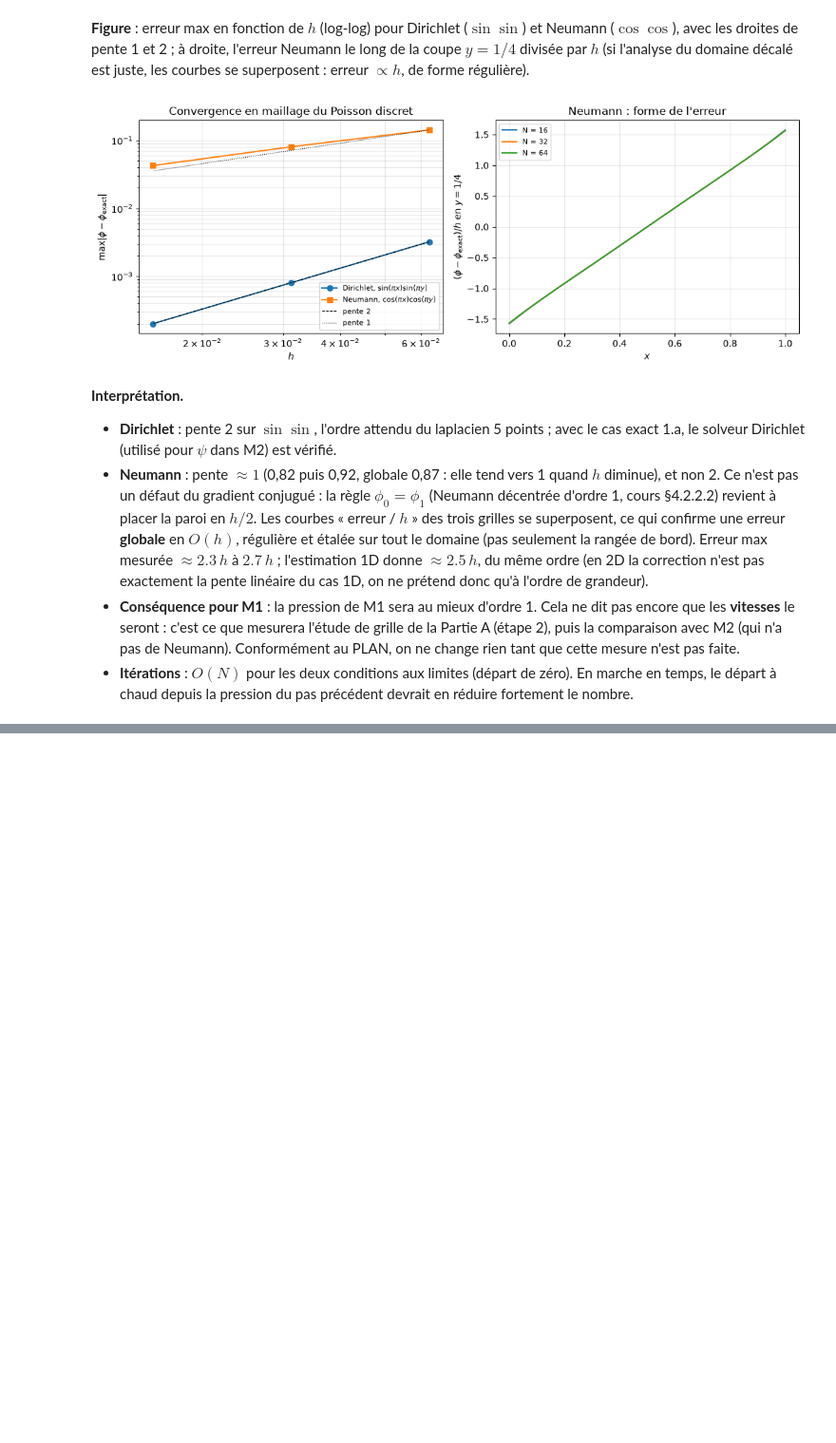
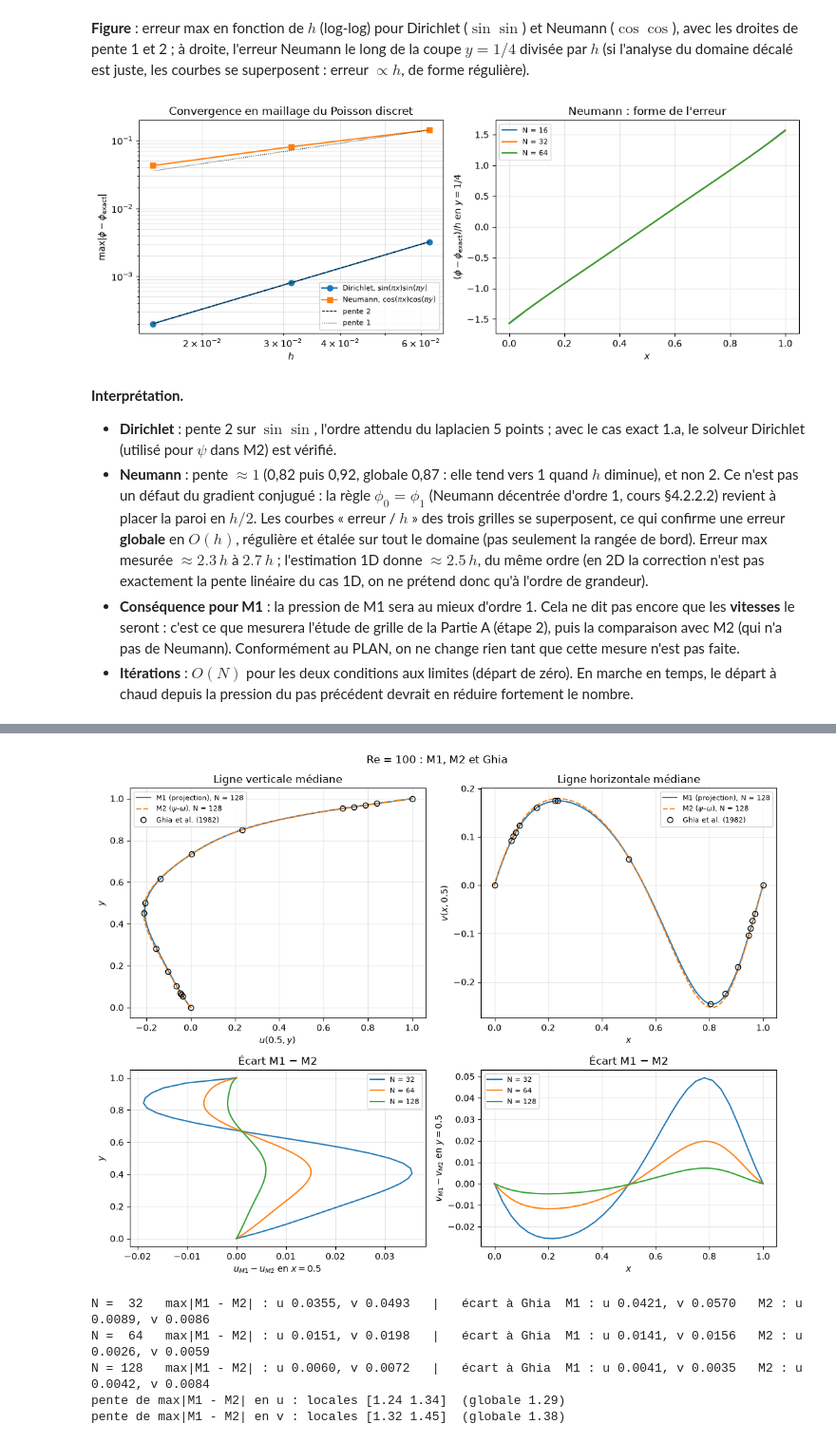
Before and after one commit to ACILN0S/Projet4_CFD, a Jupyter notebook: notebooks/A_Re100.ipynb, the cells around one changed output, grey strips where cells are left out. Shown at 95% size. Cells and saved outputs as stored; diff of their text form; code cells hidden in the pictures; blank space fills up the shorter version.

```diff
--- a/notebooks/A_Re100.ipynb
+++ b/notebooks/A_Re100.ipynb
@@ -541,0 +669,11 @@ P : 0.184869 (1e-8)  vs  0.184869 (1e-10)
+# %%
+compute_missing([(n, CG_TOL, EPS) for n in GRIDS], method="M2")
+runs2 = {n: get_run(n, EPS, method="M2") for n in GRIDS}
+
+print(f"{'N':>4} {'dt':>9} {'pas':>6} {'t_final':>7} {'M2 (s)':>8} {'M1 (s)':>8} {'it. GC M2':>9} {'it. GC M1':>9} {'arrêt':>8}")
+for n in GRIDS:
+    r2, r1 = runs2[n], runs[n]
+    stop = "critère" if r2["converged"] else "t_max !"
+    print(f"{n:4d} {r2['dt']:9.3e} {r2['n_steps']:6d} {r2['t_final']:7.2f} {r2['wall_time']:8.1f} "
+          f"{r1['wall_time']:8.1f} {r2['cg_iterations'].mean():9.1f} {r1['cg_iterations'].mean():9.1f} {stop:>8}")
+print("(temps mesurés avec plusieurs calculs en parallèle)")
@@ -541,0 +698,47 @@ P : 0.184869 (1e-8)  vs  0.184869 (1e-10)
+# %%
+fig, axes = plt.subplots(2, 2, figsize=(11, 8.5), gridspec_kw={"height_ratios": [1.3, 1]})
+u1, v1 = centerlines(runs[128])
+u2, v2 = centerlines(runs2[128])
+x128, y128 = runs[128]["x"], runs[128]["y"]
+axes[0, 0].plot(u1, y128, label="M1 (projection), N = 128")
+axes[0, 0].plot(u2, y128, "--", label=r"M2 ($\psi$–$\omega$), N = 128")
+axes[0, 0].plot(u_ghia, y_ghia, "ko", mfc="none", label="Ghia et al. (1982)")
+axes[0, 1].plot(x128, v1, label="M1 (projection), N = 128")
+axes[0, 1].plot(x128, v2, "--", label=r"M2 ($\psi$–$\omega$), N = 128")
+axes[0, 1].plot(x_ghia, v_ghia, "ko", mfc="none", label="Ghia et al. (1982)")
+axes[0, 0].set_xlabel("$u(0.5, y)$"); axes[0, 0].set_ylabel("$y$")
+axes[0, 1].set_xlabel("$x$"); axes[0, 1].set_ylabel("$v(x, 0.5)$")
+axes[0, 0].set_title("Ligne verticale médiane"); axes[0, 1].set_title("Ligne horizontale médiane")
+
+for n in GRIDS:
+    a1, b1 = centerlines(runs[n])
+    a2, b2 = centerlines(runs2[n])
+    axes[1, 0].plot(a1 - a2, runs[n]["y"], label=f"N = {n}")
+    axes[1, 1].plot(runs[n]["x"], b1 - b2, label=f"N = {n}")
+axes[1, 0].set_xlabel(r"$u_{M1} - u_{M2}$ en $x = 0.5$"); axes[1, 0].set_ylabel("$y$")
+axes[1, 1].set_xlabel("$x$"); axes[1, 1].set_ylabel(r"$v_{M1} - v_{M2}$ en $y = 0.5$")
+axes[1, 0].set_title("Écart M1 − M2"); axes[1, 1].set_title("Écart M1 − M2")
+for ax in axes.ravel():
+    ax.grid(True, alpha=0.3); ax.legend(fontsize=8)
+fig.suptitle(f"Re = {RE} : M1, M2 et Ghia")
+fig.tight_layout()
+fig.savefig(FIG / "A_M1_M2_Ghia.png", dpi=150)
+plt.show()
+
+diff_m1m2 = np.array([[np.abs(centerlines(runs[n])[k] - centerlines(runs2[n])[k]).max() for k in (0, 1)]
+                      for n in GRIDS])
+for n, (du, dv) in zip(GRIDS, diff_m1m2):
+    eu1, ev1 = ghia_errors(runs[n])
+    eu2, ev2 = ghia_errors(runs2[n])
+    print(f"N = {n:3d}   max|M1 - M2| : u {du:.4f}, v {dv:.4f}   |   écart à Ghia  M1 : u {eu1:.4f}, v {ev1:.4f}"
+          f"   M2 : u {eu2:.4f}, v {ev2:.4f}")
+for k, name in enumerate(("u", "v")):
+    local, glob = observed_slopes(GRIDS, diff_m1m2[:, k])
+    print(f"pente de max|M1 - M2| en {name} : locales {np.round(local, 2)}  (globale {glob:.2f})")
+# %% [output]
+[figure, added]
+N =  32   max|M1 - M2| : u 0.0355, v 0.0493   |   écart à Ghia  M1 : u 0.0421, v 0.0570   M2 : u 0.0089, v 0.0086
+N =  64   max|M1 - M2| : u 0.0151, v 0.0198   |   écart à Ghia  M1 : u 0.0141, v 0.0156   M2 : u 0.0026, v 0.0059
+N = 128   max|M1 - M2| : u 0.0060, v 0.0072   |   écart à Ghia  M1 : u 0.0041, v 0.0035   M2 : u 0.0042, v 0.0084
+pente de max|M1 - M2| en u : locales [1.24 1.34]  (globale 1.29)
+pente de max|M1 - M2| en v : locales [1.32 1.45]  (globale 1.38)
```
Also changed, not shown: parts of 47 cells of this notebook, 16 other files.
